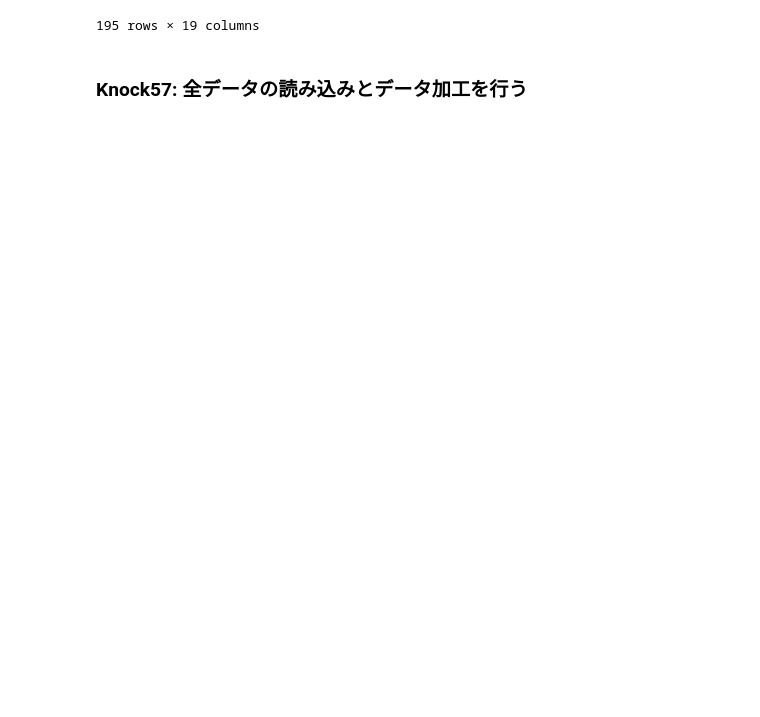
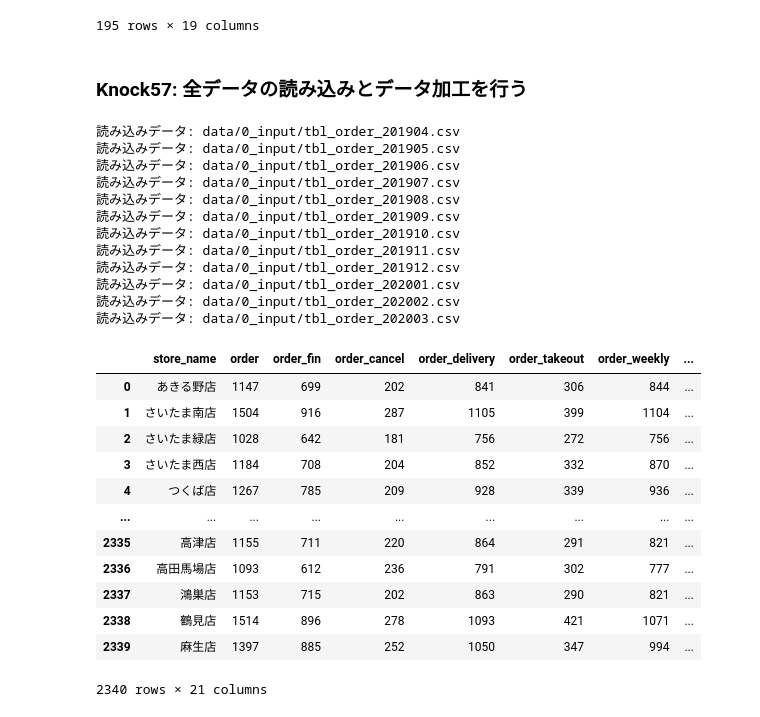
Before and after one commit to ginmaruGH/python-practical-machine-learning-system-100knocks, a Jupyter notebook: ch06/ch06.ipynb, the cells around one changed output. Cells and saved outputs as stored; diff of their text form; code cells hidden in the pictures; blank space fills up the shorter version.

Commit message:
Knock57: 全データの読み込みとデータ加工を行う

```diff
--- a/ch06/ch06.ipynb
+++ b/ch06/ch06.ipynb
@@ -503,3 +503,55 @@ display(store_data)
 195 rows × 19 columns
 # %% [markdown]
 ### Knock57: 全データの読み込みとデータ加工を行う
+# %%
+# 全データの読み込み
+# ピザ提供までの時間の集計と集計結果の結合
+
+store_all = []
+for tbl_order_path in tbl_order_paths:
+    print(f"読み込みデータ: {tbl_order_path}")
+    # YYYYmm
+    target_ym = tbl_order_path.split("_")[-1][:6]
+    order_data = pd.read_csv(tbl_order_path)
+    store_data = data_processing(order_data, m_store, m_area)
+    store_data.loc[:, "year_month"] = target_ym
+    store_data.reset_index(drop=False, inplace=True)
+    store_all.append(store_data)
+
+# データフレーム化
+store_all = pd.concat(store_all, ignore_index=True)
+
+# データの保存
+store_monthly_name = "store_monthly_data.csv"
+store_all.to_csv(os.path.join(output_dir, store_monthly_name), index=False)
+
+# データ表示
+display(store_all)
+
+# 2m
+# %% [output]
+読み込みデータ: data/0_input/tbl_order_201904.csv
+読み込みデータ: data/0_input/tbl_order_201905.csv
+読み込みデータ: data/0_input/tbl_order_201906.csv
+読み込みデータ: data/0_input/tbl_order_201907.csv
+読み込みデータ: data/0_input/tbl_order_201908.csv
+読み込みデータ: data/0_input/tbl_order_201909.csv
+読み込みデータ: data/0_input/tbl_order_201910.csv
+読み込みデータ: data/0_input/tbl_order_201911.csv
+読み込みデータ: data/0_input/tbl_order_201912.csv
+読み込みデータ: data/0_input/tbl_order_202001.csv
+読み込みデータ: data/0_input/tbl_order_202002.csv
+読み込みデータ: data/0_input/tbl_order_202003.csv
+|  | store_name | order | order_fin | order_cancel | order_delivery | order_takeout | order_weekly | ... |
+| 0 | あきる野店 | 1147 | 699 | 202 | 841 | 306 | 844 | ... |
+| 1 | さいたま南店 | 1504 | 916 | 287 | 1105 | 399 | 1104 | ... |
+| 2 | さいたま緑店 | 1028 | 642 | 181 | 756 | 272 | 756 | ... |
+| 3 | さいたま西店 | 1184 | 708 | 204 | 852 | 332 | 870 | ... |
+| 4 | つくば店 | 1267 | 785 | 209 | 928 | 339 | 936 | ... |
+| ... | ... | ... | ... | ... | ... | ... | ... | ... |
+| 2335 | 高津店 | 1155 | 711 | 220 | 864 | 291 | 821 | ... |
+| 2336 | 高田馬場店 | 1093 | 612 | 236 | 791 | 302 | 777 | ... |
+| 2337 | 鴻巣店 | 1153 | 715 | 202 | 863 | 290 | 821 | ... |
+| 2338 | 鶴見店 | 1514 | 896 | 278 | 1093 | 421 | 1071 | ... |
+| 2339 | 麻生店 | 1397 | 885 | 252 | 1050 | 347 | 994 | ... |
+2340 rows × 21 columns
```
